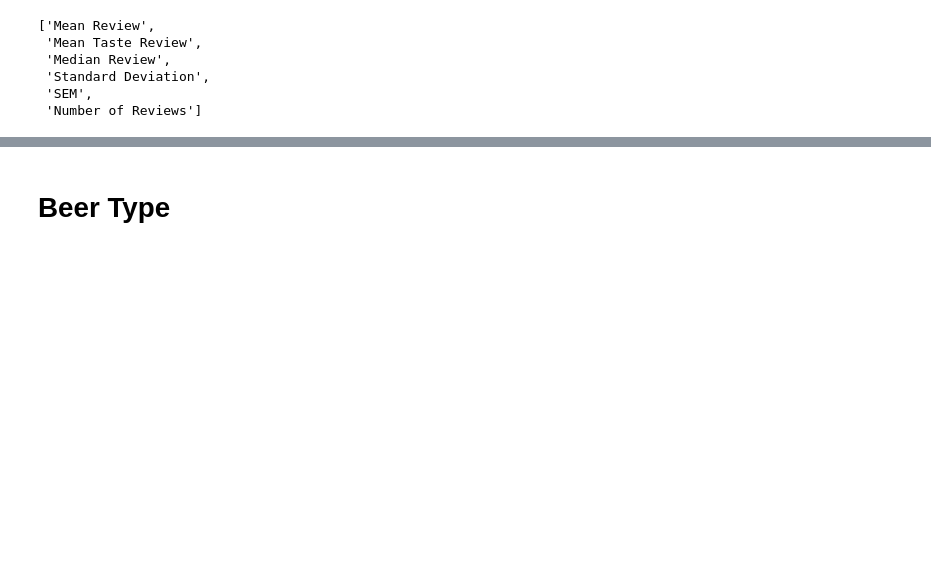
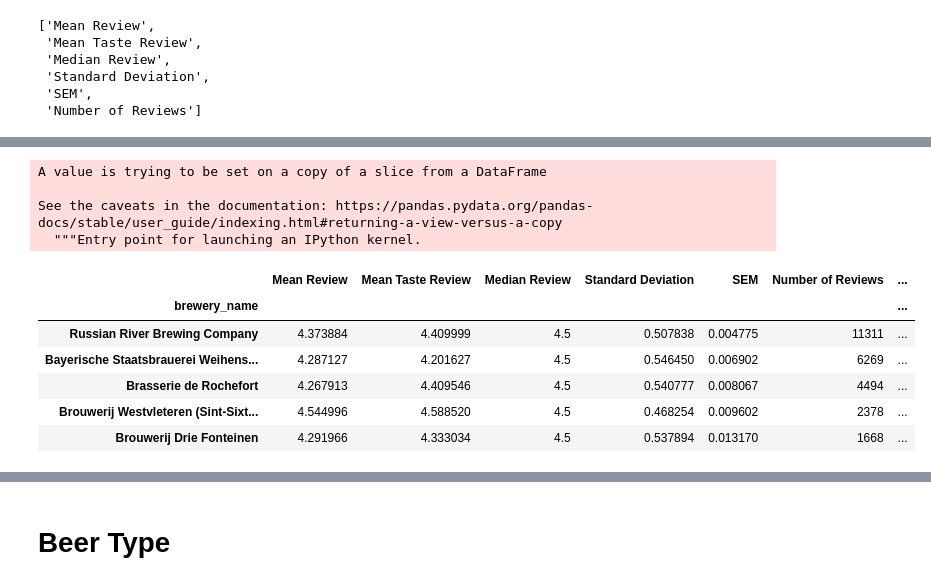
Before and after one commit to corrionk/Final_Project, a Jupyter notebook: Chelsea's Graphs.ipynb, the cells around one changed output, grey strips where cells are left out. Cells and saved outputs as stored; diff of their text form; code cells hidden in the pictures; blank space fills up the shorter version.

```diff
--- a/Chelsea's Graphs.ipynb
+++ b/Chelsea's Graphs.ipynb
@@ -317,3 +339,19 @@ fig.savefig("Top10AverageBeerRatingsBreweries.png",bbox_inches='tight', facecolo
+# %%
+#sorting the data by the count of reviews for the next graph
+brewtop.sort_values(by=['Number of Reviews'], inplace=True, ascending=False)
+brewtop.head()
+# %% [output]
+A value is trying to be set on a copy of a slice from a DataFrame
+
+See the caveats in the documentation: https://pandas.pydata.org/pandas-docs/stable/user_guide/indexing.html#returning-a-view-versus-a-copy
+  """Entry point for launching an IPython kernel.
+|  | Mean Review | Mean Taste Review | Median Review | Standard Deviation | SEM | Number of Reviews | ... |
+| brewery_name |  |  |  |  |  |  | ... |
+| Russian River Brewing Company | 4.373884 | 4.409999 | 4.5 | 0.507838 | 0.004775 | 11311 | ... |
+| Bayerische Staatsbrauerei Weihens... | 4.287127 | 4.201627 | 4.5 | 0.546450 | 0.006902 | 6269 | ... |
+| Brasserie de Rochefort | 4.267913 | 4.409546 | 4.5 | 0.540777 | 0.008067 | 4494 | ... |
+| Brouwerij Westvleteren (Sint-Sixt... | 4.544996 | 4.588520 | 4.5 | 0.468254 | 0.009602 | 2378 | ... |
+| Brouwerij Drie Fonteinen | 4.291966 | 4.333034 | 4.5 | 0.537894 | 0.013170 | 1668 | ... |
 # %%
 #checking the number of reviews used to calculate the highest rated breweries
 
```
Also changed, not shown: parts of 18 cells of this notebook, 2 other files.
